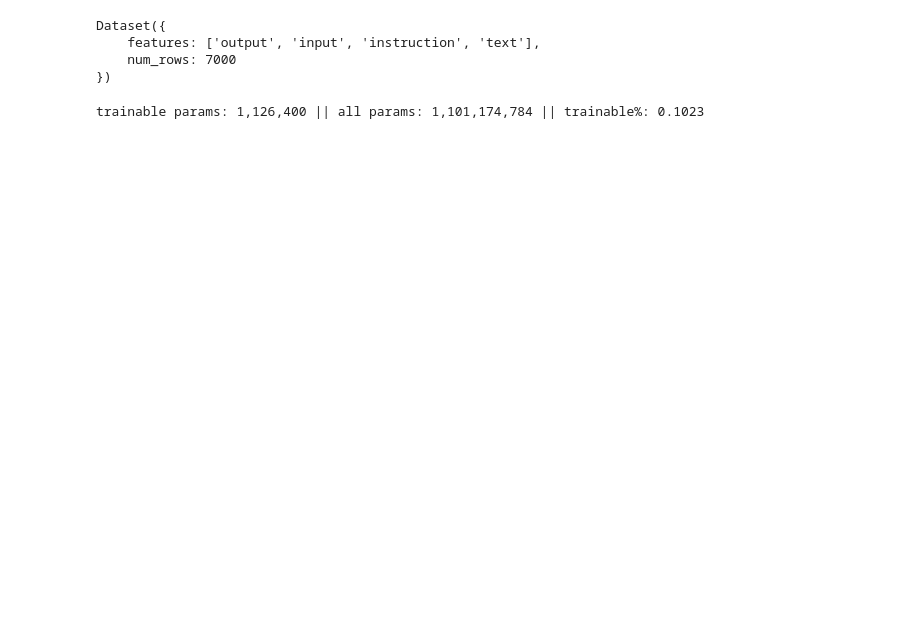
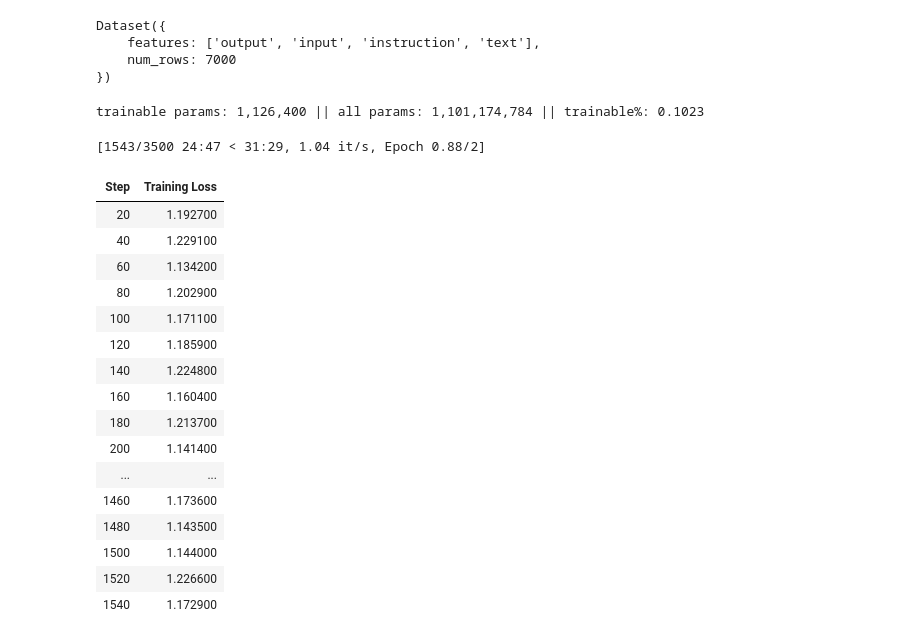
Before and after one commit to Behruz-A/akaGPT, a Jupyter notebook: aka_gpt.ipynb, the cells around one changed output. Drawn from its saved outputs; the diff is of its cells as text; code cells hidden in the pictures; blank space fills up the shorter version.

Commit message:
feat: initialize akaGPT training pipeline

```diff
--- a/aka_gpt.ipynb
+++ b/aka_gpt.ipynb
@@ -184,3 +176,47 @@ trainable params: 1,126,400 || all params: 1,101,174,784 || trainable%: 0.1023
 # %%
 # QLora
 # Lora
+# %%
+
+training_args = TrainingArguments(
+    per_device_train_batch_size=1,
+    gradient_accumulation_steps=4, #VRAM
+    num_train_epochs=2, #overfit
+    logging_steps=20,
+    output_dir="./aka_gpt",
+    save_strategy="epoch",
+    bf16=True,
+    fp16=False,
+    report_to="none"
+)
+# %%
+#SFTTrainer
+trainer = SFTTrainer(
+    model=model,
+    train_dataset=dataset,
+    formatting_func=lambda x: x['text'],
+    args=training_args
+)
+
+trainer.train()
+model.save_pretrained('aka_gpt')
+tokenizer.save_pretrained('aka_gpt')
+# %% [output]
+[1543/3500 24:47 < 31:29, 1.04 it/s, Epoch 0.88/2]
+| Step | Training Loss |
+| 20 | 1.192700 |
+| 40 | 1.229100 |
+| 60 | 1.134200 |
+| 80 | 1.202900 |
+| 100 | 1.171100 |
+| 120 | 1.185900 |
+| 140 | 1.224800 |
+| 160 | 1.160400 |
+| 180 | 1.213700 |
+| 200 | 1.141400 |
+| ... | ... |
+| 1460 | 1.173600 |
+| 1480 | 1.143500 |
+| 1500 | 1.144000 |
+| 1520 | 1.226600 |
+| 1540 | 1.172900 |
```
Also changed, not shown: parts of 6 cells of this notebook.
